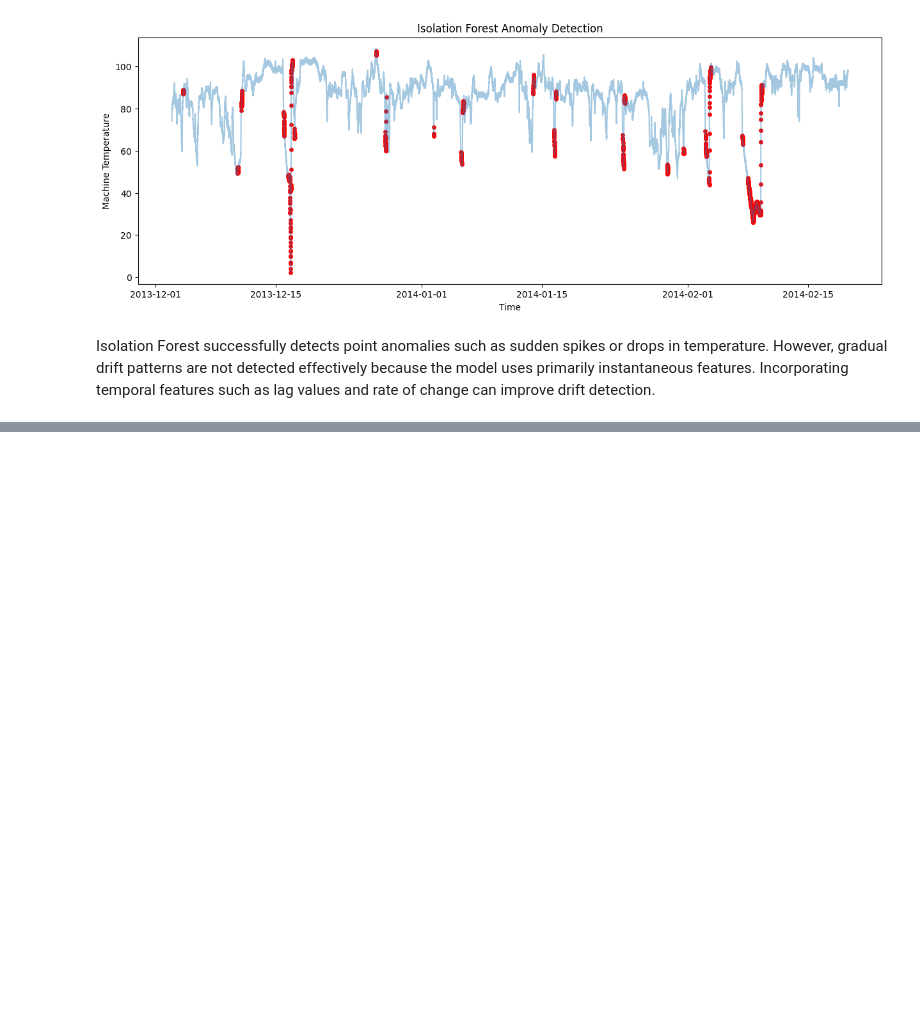
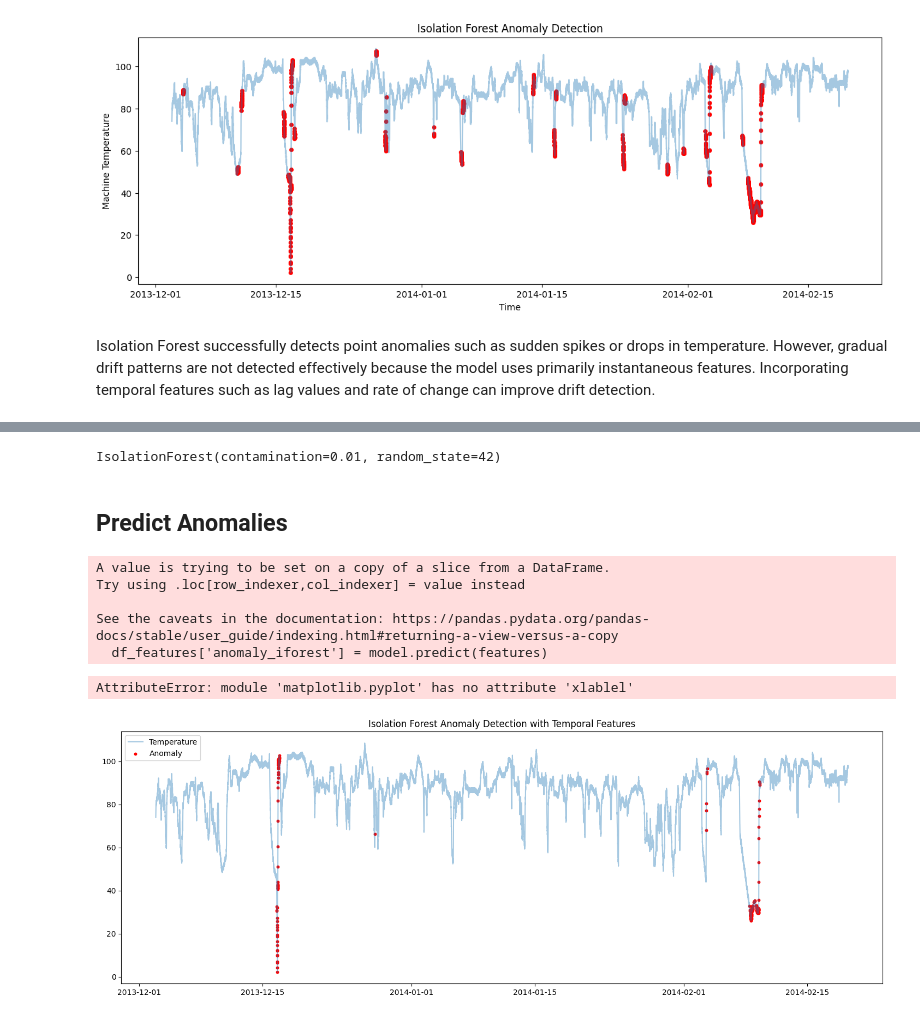
Before and after one commit to MohanManohar/predictive-maintenance-ml, a Jupyter notebook: notebooks/Machine_failure_detection.ipynb, the cells around one changed output, grey strips where cells are left out. Cells and saved outputs as stored; diff of their text form; code cells hidden in the pictures; blank space fills up the shorter version.

Commit message:
Add temporal features (lag,diff,rolling trend,rolling range) to improve drift anomaly detection

```diff
--- a/notebooks/Machine_failure_detection.ipynb
+++ b/notebooks/Machine_failure_detection.ipynb
@@ -297,0 +336,58 @@ Isolation Forest successfully detects point anomalies such as sudden spikes or d
+# %%
+features = df_features[
+    [
+        'value',
+        'rolling_mean',
+        'rolling_std',
+        'lag1',
+        'lag2',
+        'lag3',
+        'diff1',
+        'diff2',
+        'rolling_trend',
+        'rolling_range'
+    ]
+]
+# %%
+from sklearn.ensemble import IsolationForest
+model = IsolationForest(
+  n_estimators= 100,
+  contamination=0.01,
+  random_state=42
+  )
+model.fit(features)
+# %% [output]
+IsolationForest(contamination=0.01, random_state=42)
+# %% [markdown]
+## Predict Anomalies
+# %%
+df_features['anomaly_iforest'] = model.predict(features)
+# %% [output]
+A value is trying to be set on a copy of a slice from a DataFrame.
+Try using .loc[row_indexer,col_indexer] = value instead
+
+See the caveats in the documentation: https://pandas.pydata.org/pandas-docs/stable/user_guide/indexing.html#returning-a-view-versus-a-copy
+  df_features['anomaly_iforest'] = model.predict(features)
+# %%
+df.loc[df_features.index,'anomaly_iforest'] = df_features['anomaly_iforest']
+# %%
+plt.figure(figsize=(18,6))
+
+plt.plot(df.index,df['value'],alpha=0.4,label='Temperature')
+
+plt.scatter(
+    df[df['anomaly_iforest']==-1].index,
+    df[df['anomaly_iforest']==-1]['value'],
+    color = 'red',
+    s = 10,
+    label= 'Anomaly'
+    )
+
+plt.legend()
+plt.title("Isolation Forest Anomaly Detection with Temporal Features")
+plt.xlablel('Time')
+plt.ylable('Machine Temperature')
+plt.show()
+# %% [output]
+AttributeError: module 'matplotlib.pyplot' has no attribute 'xlablel'
+[figure, added]
```
Also changed, not shown: parts of 10 cells of this notebook.
